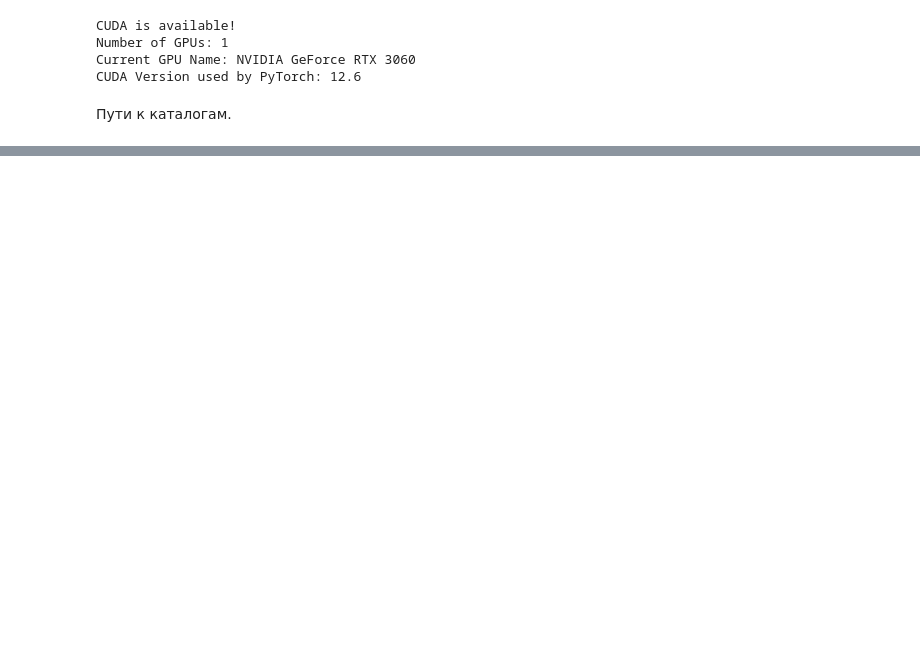
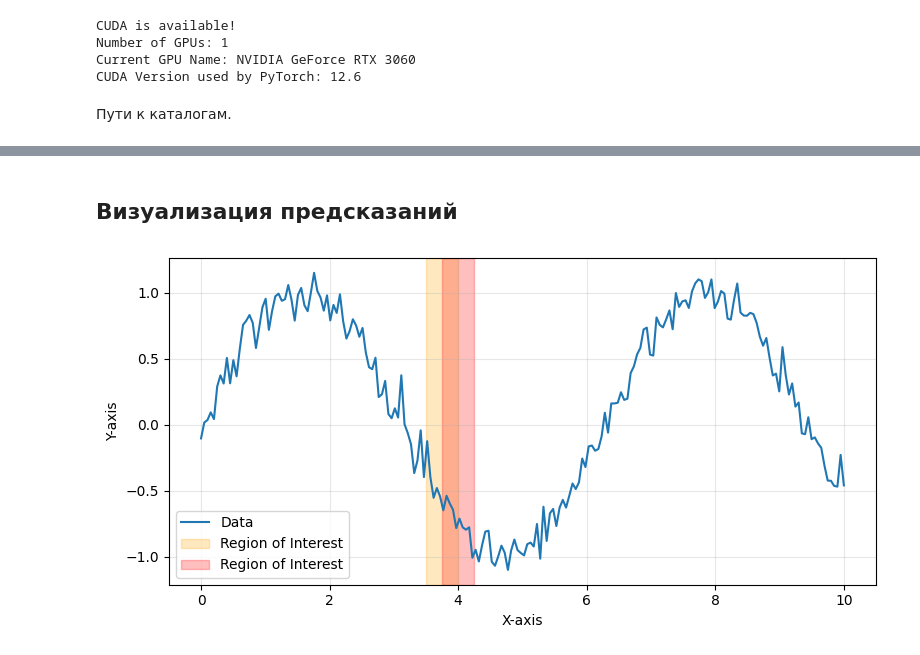
Before and after one commit to romangorbunov91/frequency-response-encoder, a Jupyter notebook: debug_notebook.ipynb, the cells around one changed output, grey strips where cells are left out. Drawn from its saved outputs; the diff is of its cells as text; code cells hidden in the pictures; blank space fills up the shorter version.

```diff
--- a/debug_notebook.ipynb
+++ b/debug_notebook.ipynb
@@ -284,3 +268,5 @@ array([0.24815996, 0.4508566 , 0.35523212, 0.16053075], dtype=float32)
+# %% [markdown]
+## Визуализация предсказаний
 # %%
 from src.utils.debug_functions import visualize_predictions
 
@@ -307 +293,25 @@ visualize_predictions(
         )
+# %%
+%matplotlib inline
+import matplotlib.pyplot as plt
+
+
+# Sample data
+x = np.linspace(0, 10, 200)
+y = np.sin(x) + np.random.normal(0, 0.1, size=x.shape)
+
+fig, ax = plt.subplots(figsize=(8, 4))
+ax.plot(x, y, linewidth=1.5, label='Data')
+
+# Highlight vertical region from x=3 to x=5
+ax.axvspan(3.5, 4.0, color='orange', alpha=0.25, label='Region of Interest')
+ax.axvspan(3.75, 4.25, color='red', alpha=0.25, label='Region of Interest')
+
+ax.set_xlabel('X-axis')
+ax.set_ylabel('Y-axis')
+ax.legend()
+ax.grid(True, alpha=0.3)
+plt.tight_layout()
+plt.show()
+# %% [output]
+[figure, added]
```
Also changed, not shown: parts of 15 cells of this notebook, 1 other file.
